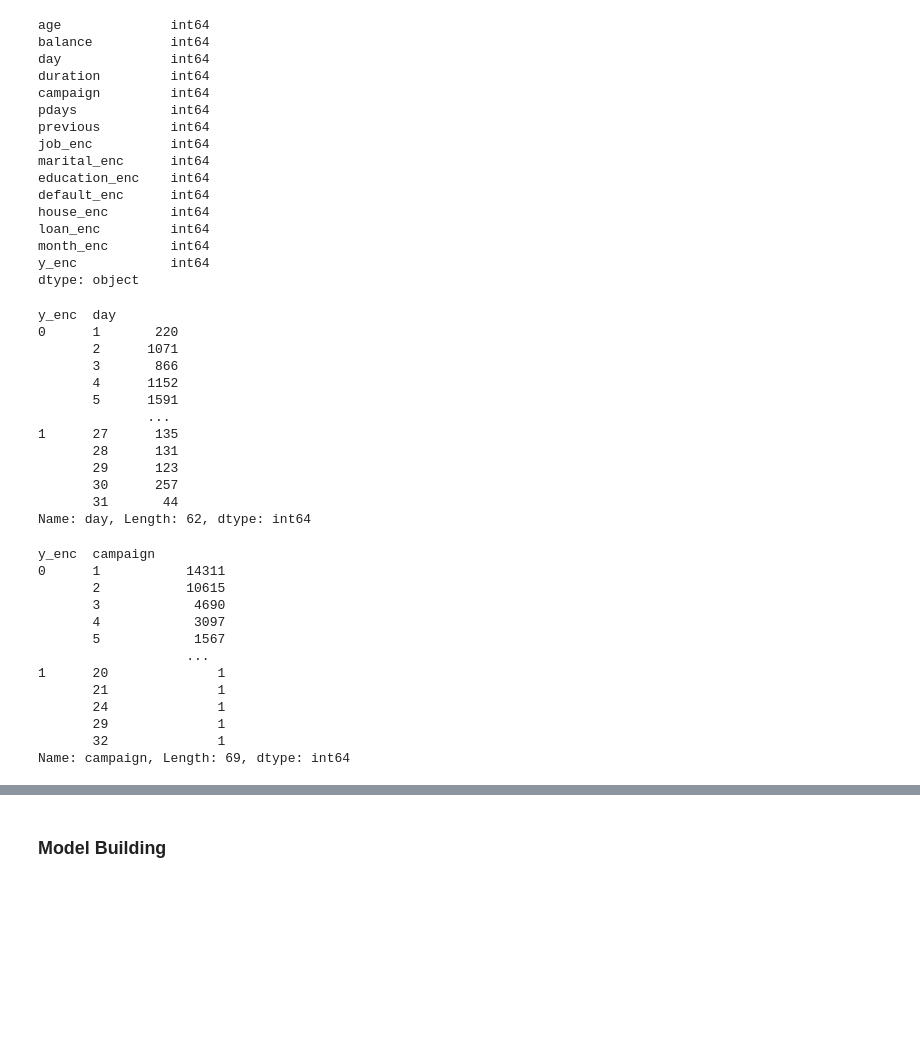
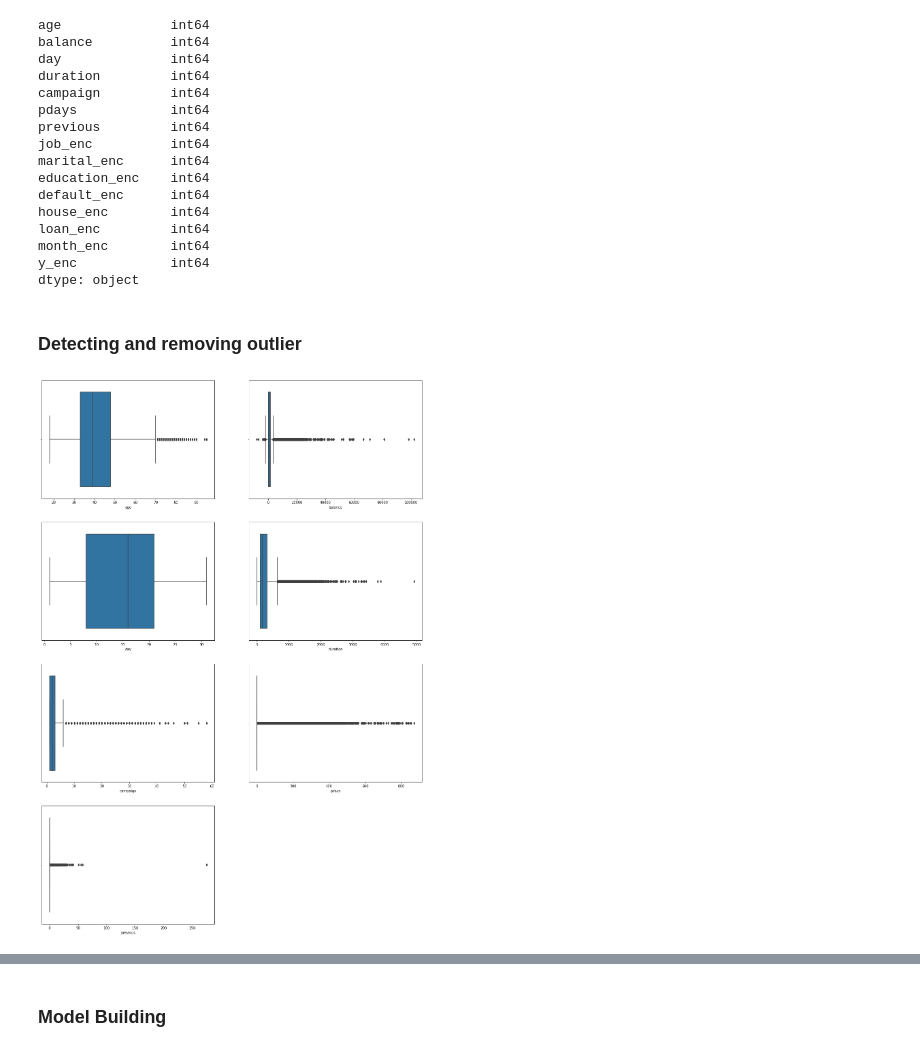
Before and after one commit to Suhailpk/Assignments, a Jupyter notebook: logistic regression/term_deposite.ipynb, the cells around one changed output, grey strips where cells are left out. Cells and saved outputs as stored; diff of their text form; code cells hidden in the pictures; blank space fills up the shorter version.

```diff
--- a/logistic regression/term_deposite.ipynb
+++ b/logistic regression/term_deposite.ipynb
@@ -272,35 +302,16 @@ loan_enc         int64
 month_enc        int64
 y_enc            int64
 dtype: object
-# %%
-bank_data_copy.groupby(['y_enc','day'],sort=True)['day'].count()
-# %% [output]
-y_enc  day
-0      1       220
-       2      1071
-       3       866
-       4      1152
-       5      1591
-              ...
-1      27      135
-       28      131
-       29      123
-       30      257
-       31       44
-Name: day, Length: 62, dtype: int64
-# %%
-bank_data_copy.groupby(['y_enc','campaign'],sort=True)['campaign'].count()
-# %% [output]
-y_enc  campaign
-0      1           14311
-       2           10615
-       3            4690
-       4            3097
-       5            1567
-                   ...
-1      20              1
-       21              1
-       24              1
-       29              1
-       32              1
-Name: campaign, Length: 69, dtype: int64
+# %% [markdown]
+### Detecting and removing outlier
+# %%
+numerical_feature = ['age', 'balance', 'day', 'duration', 'campaign', 'pdays', 'previous']
+# %%
+plt.figure(figsize=(20,60), facecolor='white')
+plotnumber = 1
+for feature in numerical_feature:
+    ax = plt.subplot(8,2,plotnumber)
+    sns.boxplot(bank_data_copy[feature])
+    plotnumber += 1
+# %% [output]
+[figure, added]
```
Also changed, not shown: parts of 31 cells of this notebook.
